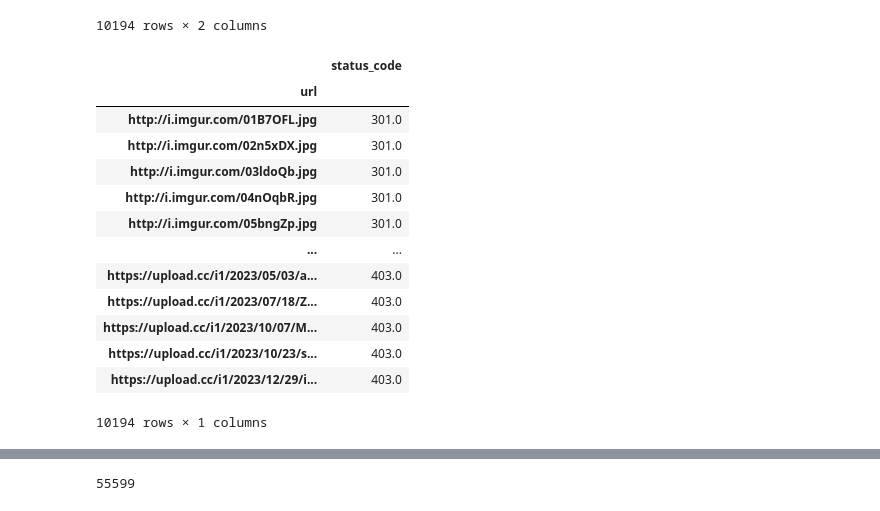
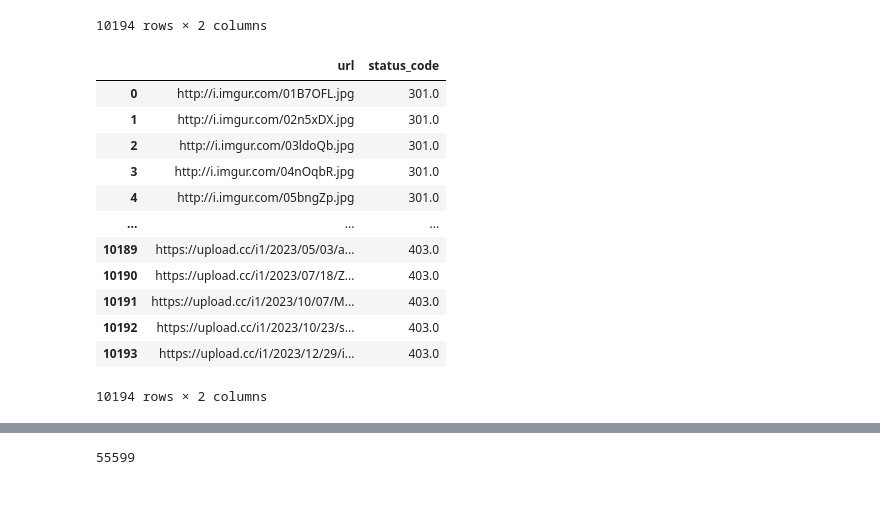
Before and after one commit to KeithLin724/NYCU-Data-Science-2024, a Jupyter notebook: HW1/Part2/group_image.ipynb, the cells around one changed output, grey strips where cells are left out. Cells and saved outputs as stored; diff of their text form; code cells hidden in the pictures.

```diff
--- a/HW1/Part2/group_image.ipynb
+++ b/HW1/Part2/group_image.ipynb
@@ -192,20 +192,20 @@ error_table_copy
 | 10372 | https://i.imgur.com/vNKkA6n.gif | NaN |
 10194 rows × 2 columns
 # %%
-error_table_copy = error_table_copy.groupby("url").agg({"status_code":"max"})
+error_table_copy = error_table_copy.groupby("url").agg({"status_code":"max"}).reset_index()
+# error_table_copy = error_table_copy.drop_duplicates()
 error_table_copy
 # %% [output]
-|  | status_code |
-| url |  |
-| http://i.imgur.com/01B7OFL.jpg | 301.0 |
-| http://i.imgur.com/02n5xDX.jpg | 301.0 |
-| http://i.imgur.com/03ldoQb.jpg | 301.0 |
-| http://i.imgur.com/04nOqbR.jpg | 301.0 |
-| http://i.imgur.com/05bngZp.jpg | 301.0 |
-| ... | ... |
-| https://upload.cc/i1/2023/05/03/a... | 403.0 |
-| https://upload.cc/i1/2023/07/18/Z... | 403.0 |
-| https://upload.cc/i1/2023/10/07/M... | 403.0 |
-| https://upload.cc/i1/2023/10/23/s... | 403.0 |
-| https://upload.cc/i1/2023/12/29/i... | 403.0 |
+|  | url | status_code |
+| 0 | http://i.imgur.com/01B7OFL.jpg | 301.0 |
+| 1 | http://i.imgur.com/02n5xDX.jpg | 301.0 |
+| 2 | http://i.imgur.com/03ldoQb.jpg | 301.0 |
+| 3 | http://i.imgur.com/04nOqbR.jpg | 301.0 |
+| 4 | http://i.imgur.com/05bngZp.jpg | 301.0 |
+| ... | ... | ... |
+| 10189 | https://upload.cc/i1/2023/05/03/a... | 403.0 |
+| 10190 | https://upload.cc/i1/2023/07/18/Z... | 403.0 |
+| 10191 | https://upload.cc/i1/2023/10/07/M... | 403.0 |
+| 10192 | https://upload.cc/i1/2023/10/23/s... | 403.0 |
+| 10193 | https://upload.cc/i1/2023/12/29/i... | 403.0 |
-10194 rows × 1 columns
+10194 rows × 2 columns
```
Also changed, not shown: parts of 1 cell of this notebook.
